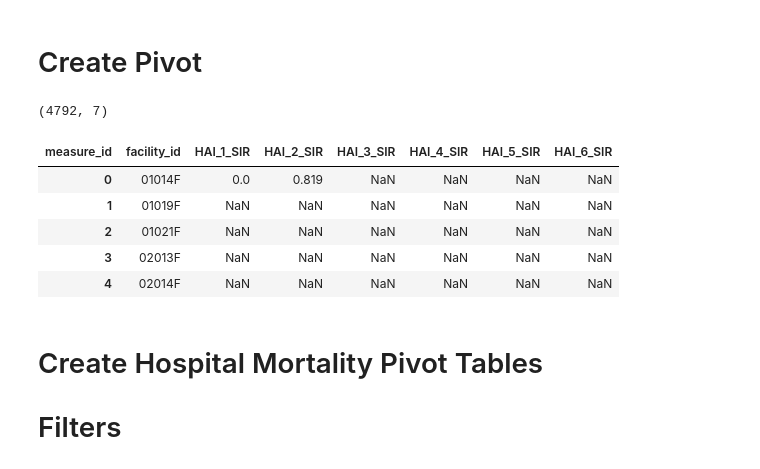
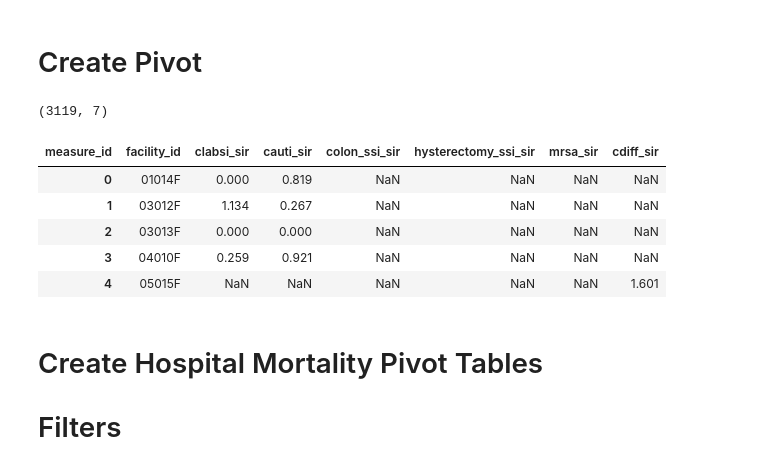
Before and after one commit to bfuemmeler/capstone-hospital-quality, a Jupyter notebook: notebooks/03_EDA.ipynb, the cells around one changed output. Drawn from its saved outputs; the diff is of its cells as text; code cells hidden in the pictures.

```diff
--- a/notebooks/03_EDA.ipynb
+++ b/notebooks/03_EDA.ipynb
@@ -554,25 +598,3 @@ print(infection_features.shape)
 (28752, 15)
 # %% [markdown]
 # Create Pivot
-# %%
-infection_pivot = (
-    infection_features
-    .pivot(
-        index="facility_id",
-        columns="measure_id",
-        values="score"
-    )
-    .reset_index()
-)
-
-print(infection_pivot.shape)
-
-display(infection_pivot.head())
-# %% [output]
-(4792, 7)
-| measure_id | facility_id | HAI_1_SIR | HAI_2_SIR | HAI_3_SIR | HAI_4_SIR | HAI_5_SIR | HAI_6_SIR |
-| 0 | 01014F | 0.0 | 0.819 | NaN | NaN | NaN | NaN |
-| 1 | 01019F | NaN | NaN | NaN | NaN | NaN | NaN |
-| 2 | 01021F | NaN | NaN | NaN | NaN | NaN | NaN |
-| 3 | 02013F | NaN | NaN | NaN | NaN | NaN | NaN |
-| 4 | 02014F | NaN | NaN | NaN | NaN | NaN | NaN |
@@ -588,3 +601,38 @@ infection_pivot = infection_pivot.rename(columns={
+# %%
+infection_selected = {
+    "HAI_1_SIR": "clabsi_sir",
+    "HAI_2_SIR": "cauti_sir",
+    "HAI_3_SIR": "colon_ssi_sir",
+    "HAI_4_SIR": "hysterectomy_ssi_sir",
+    "HAI_5_SIR": "mrsa_sir",
+    "HAI_6_SIR": "cdiff_sir",
+}
+
+infection_features = (
+    hospital_infections.loc[
+        hospital_infections["measure_id"].isin(infection_selected),
+        ["facility_id", "measure_id", "score"],
+    ]
+    .pivot_table(
+        index="facility_id",
+        columns="measure_id",
+        values="score",
+        aggfunc="first",
+    )
+    .rename(columns=infection_selected)
+    .reset_index()
+)
+
+print(infection_features.shape)
+display(infection_features.head())
+# %% [output]
+(3119, 7)
+| measure_id | facility_id | clabsi_sir | cauti_sir | colon_ssi_sir | hysterectomy_ssi_sir | mrsa_sir | cdiff_sir |
+| 0 | 01014F | 0.000 | 0.819 | NaN | NaN | NaN | NaN |
+| 1 | 03012F | 1.134 | 0.267 | NaN | NaN | NaN | NaN |
+| 2 | 03013F | 0.000 | 0.000 | NaN | NaN | NaN | NaN |
+| 3 | 04010F | 0.259 | 0.921 | NaN | NaN | NaN | NaN |
+| 4 | 05015F | NaN | NaN | NaN | NaN | NaN | 1.601 |
 # %% [markdown]
 # Create Hospital Mortality Pivot Tables
 # Filters
```
Also changed, not shown: parts of 34 cells of this notebook, 3 other files.
